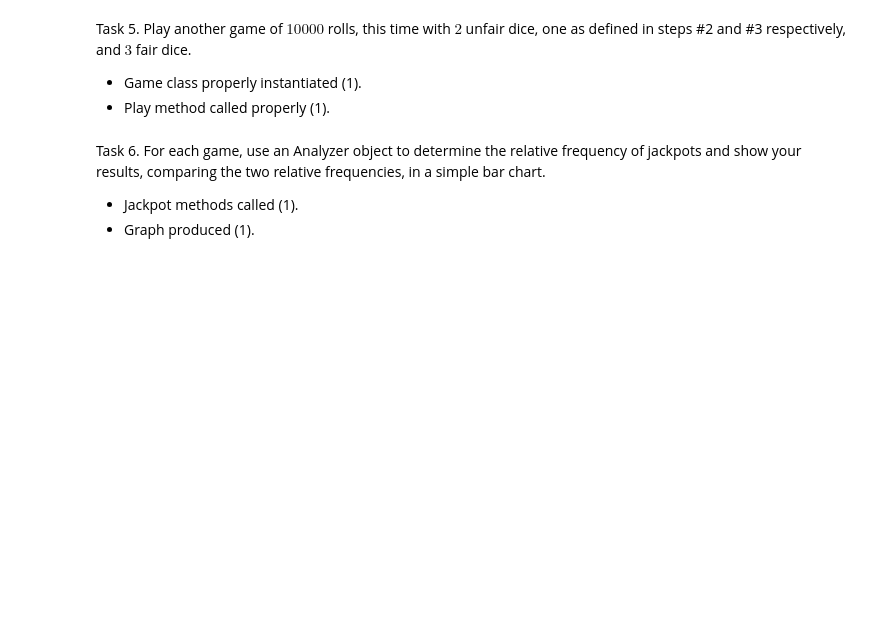
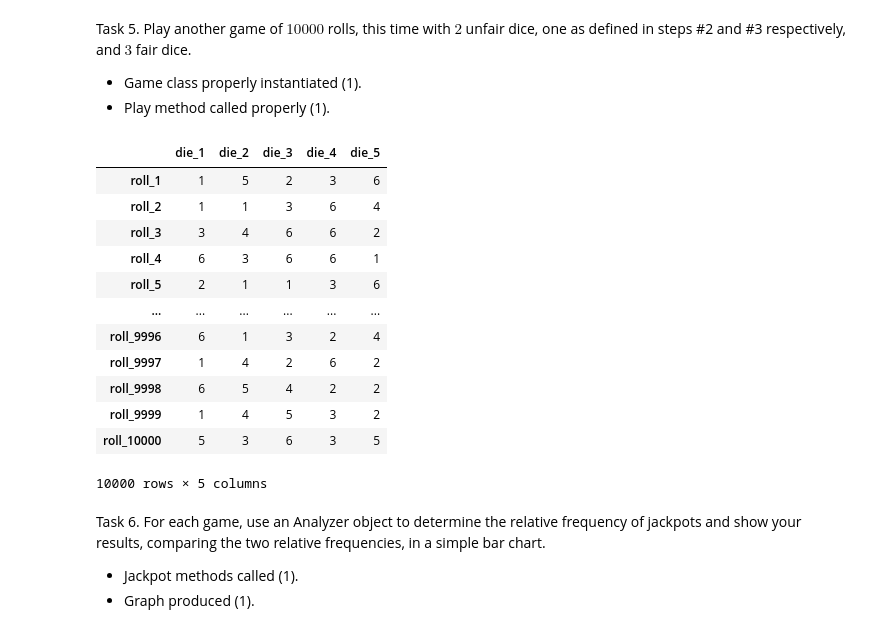
Before and after one commit to liamrdonoghue/montecarlo, a Jupyter notebook: bat7kt_DS5100_FinalProject.ipynb, the cells around one changed output. Drawn from its saved outputs; the diff is of its cells as text; code cells hidden in the pictures; blank space fills up the shorter version.

```diff
--- a/bat7kt_DS5100_FinalProject.ipynb
+++ b/bat7kt_DS5100_FinalProject.ipynb
@@ -361,6 +667,24 @@ Task 5. Play another game of $10000$ rolls, this time with $2$ unfair dice, one
 
 - Game class properly instantiated (1).
 - Play method called properly (1).
+# %%
+dicegame2 = Game([die1, die2, die3, die3, die3])
+dicegame2.play(10000)
+dicegame2.show_results()
+# %% [output]
+|  | die_1 | die_2 | die_3 | die_4 | die_5 |
+| roll_1 | 1 | 5 | 2 | 3 | 6 |
+| roll_2 | 1 | 1 | 3 | 6 | 4 |
+| roll_3 | 3 | 4 | 6 | 6 | 2 |
+| roll_4 | 6 | 3 | 6 | 6 | 1 |
+| roll_5 | 2 | 1 | 1 | 3 | 6 |
+| ... | ... | ... | ... | ... | ... |
+| roll_9996 | 6 | 1 | 3 | 2 | 4 |
+| roll_9997 | 1 | 4 | 2 | 6 | 2 |
+| roll_9998 | 6 | 5 | 4 | 2 | 2 |
+| roll_9999 | 1 | 4 | 5 | 3 | 2 |
+| roll_10000 | 5 | 3 | 6 | 3 | 5 |
+10000 rows × 5 columns
 # %% [markdown]
 Task 6. For each game, use an Analyzer object to determine the relative frequency of jackpots and show your results, comparing the two relative frequencies, in a simple bar chart.
 
```
Also changed, not shown: parts of 34 cells of this notebook, 8 other files.
